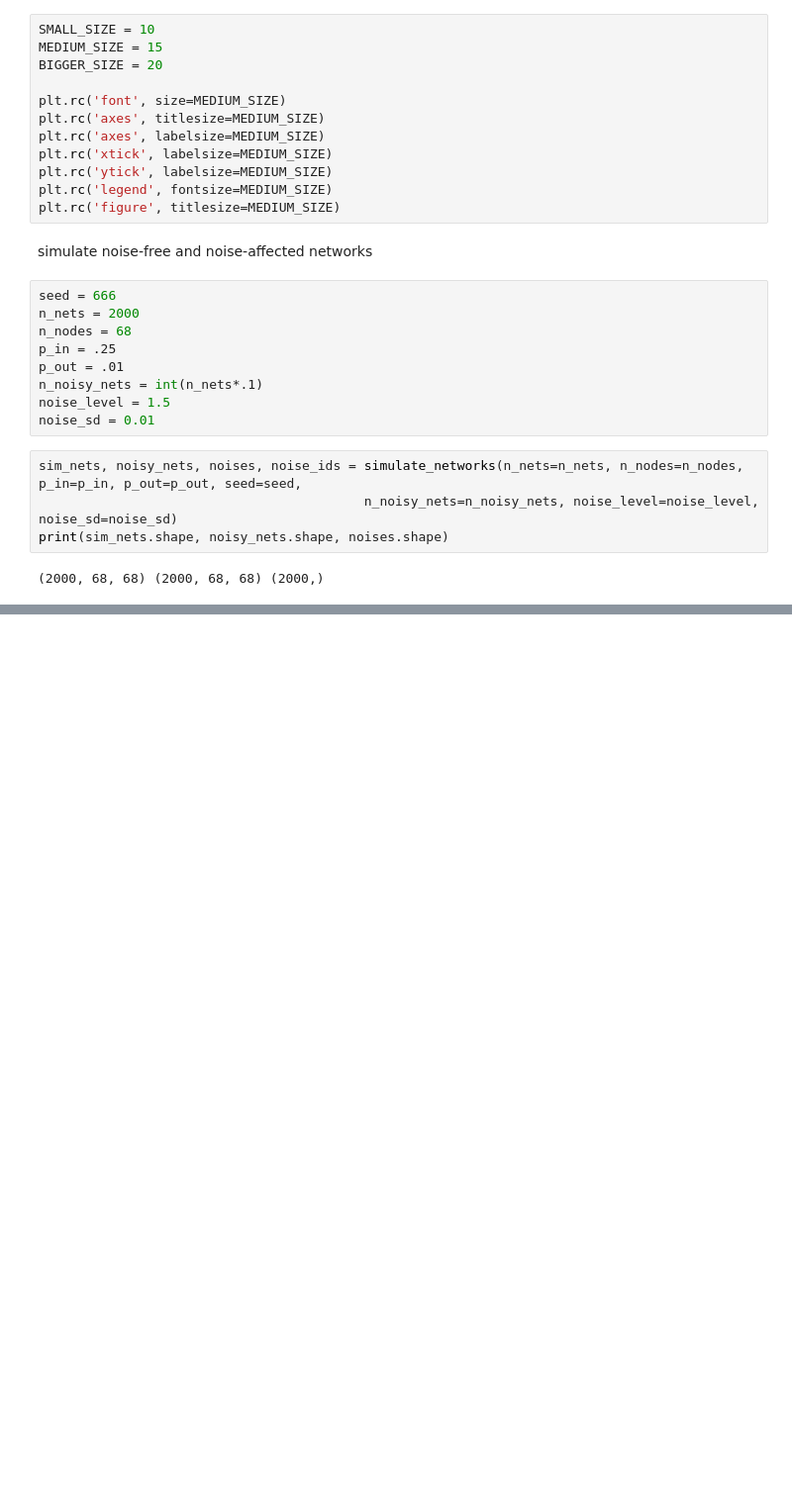
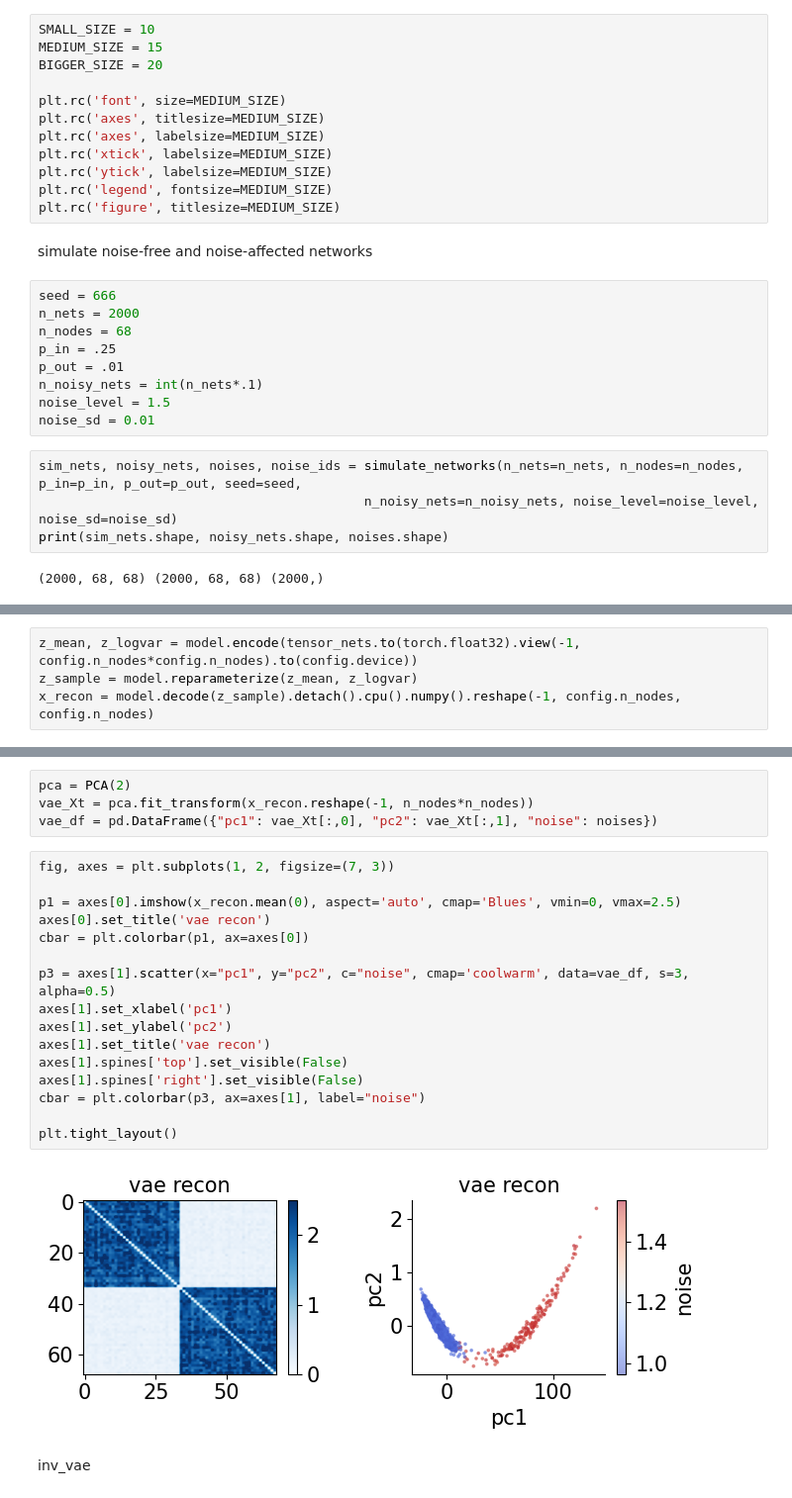
Before and after one commit to yzhang511/inv-vae, a Jupyter notebook: simulation.ipynb, the cells around one changed output, grey strips where cells are left out. Shown at 99% size. Drawn from its saved outputs; the diff is of its cells as text; blank space fills up the shorter version.

```diff
--- a/simulation.ipynb
+++ b/simulation.ipynb
@@ -74,0 +185,4 @@ plt.tight_layout()
+# %%
+z_mean, z_logvar = model.encode(tensor_nets.to(torch.float32).view(-1, config.n_nodes*config.n_nodes).to(config.device))
+z_sample = model.reparameterize(z_mean, z_logvar)
+x_recon = model.decode(z_sample).detach().cpu().numpy().reshape(-1, config.n_nodes, config.n_nodes)
@@ -74,0 +198,24 @@ plt.tight_layout()
+# %%
+pca = PCA(2)
+vae_Xt = pca.fit_transform(x_recon.reshape(-1, n_nodes*n_nodes))
+vae_df = pd.DataFrame({"pc1": vae_Xt[:,0], "pc2": vae_Xt[:,1], "noise": noises})
+# %%
+fig, axes = plt.subplots(1, 2, figsize=(7, 3))
+
+p1 = axes[0].imshow(x_recon.mean(0), aspect='auto', cmap='Blues', vmin=0, vmax=2.5)
+axes[0].set_title('vae recon')
+cbar = plt.colorbar(p1, ax=axes[0])
+
+p3 = axes[1].scatter(x="pc1", y="pc2", c="noise", cmap='coolwarm', data=vae_df, s=3, alpha=0.5)
+axes[1].set_xlabel('pc1')
+axes[1].set_ylabel('pc2')
+axes[1].set_title('vae recon')
+axes[1].spines['top'].set_visible(False)
+axes[1].spines['right'].set_visible(False)
+cbar = plt.colorbar(p3, ax=axes[1], label="noise")
+
+plt.tight_layout()
+# %% [output]
+[figure, added]
+# %% [markdown]
+inv_vae
```
Also changed, not shown: parts of 12 cells of this notebook, 5 other files.
